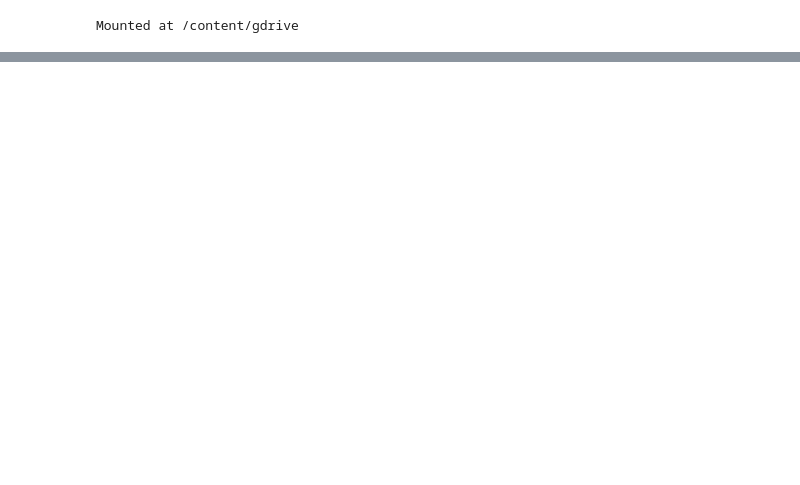
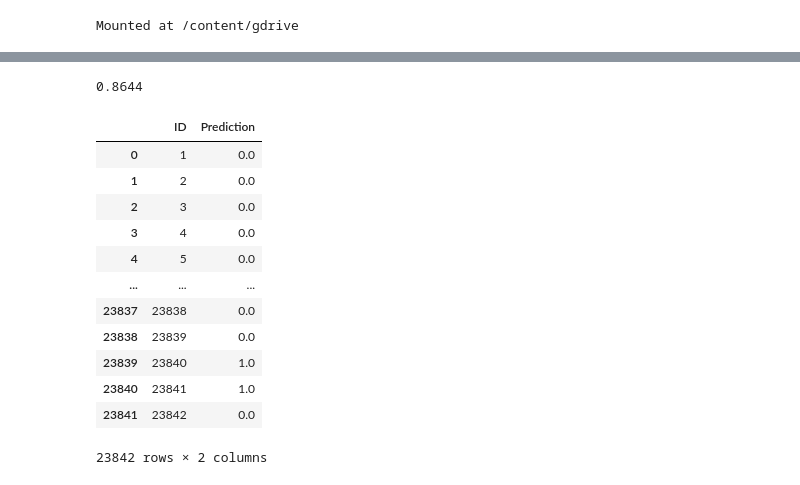
Before and after one commit to alecchae/income-level-prediciton, a Jupyter notebook: incomelevelprediction.ipynb, the cells around one changed output, grey strips where cells are left out. Saved outputs shown, nothing was run; the diff lists cells and outputs as text; code cells hidden in the pictures; blank space fills up the shorter version.

```diff
--- a/incomelevelprediction.ipynb
+++ b/incomelevelprediction.ipynb
@@ -79,0 +343,55 @@ train_data
+# %%
+from sklearn import tree
+clf = tree.DecisionTreeClassifier()
+clf = clf.fit(train_X, train_Y)
+prediction = clf.predict(test_X)
+prediction_pd = pd.DataFrame(prediction, columns=["Prediction"])
+test_data_ID = pd.DataFrame(test_data_ID, columns=["ID"])
+frames = [test_data_ID, prediction_pd]
+result = pd.concat(frames, axis = 1)
+# %%
+from sklearn.ensemble import AdaBoostClassifier
+adaboost = AdaBoostClassifier(n_estimators=1000, learning_rate=1e-1, random_state=0)
+model = adaboost.fit(train_X,train_Y)
+prediciton = model.predict(test_X)
+prediction_pd = pd.DataFrame(prediction, columns=["Prediction"])
+test_data_ID = pd.DataFrame(test_data_ID, columns=["ID"])
+frames = [test_data_ID, prediction_pd]
+result = pd.concat(frames, axis = 1)
+# %%
+model.score(train_X, train_Y)
+# %% [output]
+0.8644
+# %%
+from sklearn import svm
+clf = svm.SVC()
+clf.fit(train_X, train_Y)
+prediction = clf.predict(test_X)
+prediction_pd = pd.DataFrame(prediction, columns=["Prediction"])
+test_data_ID = pd.DataFrame(test_data_ID, columns=["ID"])
+frames = [test_data_ID, prediction_pd]
+result = pd.concat(frames, axis = 1)
+# %%
+from sklearn.linear_model import Perceptron
+clf = Perceptron(tol=1e-3, random_state=0)
+clf.fit(train_X, train_Y)
+prediction = clf.predict(test_X)
+prediction_pd = pd.DataFrame(prediction, columns=["Prediction"])
+test_data_ID = pd.DataFrame(test_data_ID, columns=["ID"])
+frames = [test_data_ID, prediction_pd]
+result = pd.concat(frames, axis = 1)
+result
+# %% [output]
+|  | ID | Prediction |
+| 0 | 1 | 0.0 |
+| 1 | 2 | 0.0 |
+| 2 | 3 | 0.0 |
+| 3 | 4 | 0.0 |
+| 4 | 5 | 0.0 |
+| ... | ... | ... |
+| 23837 | 23838 | 0.0 |
+| 23838 | 23839 | 0.0 |
+| 23839 | 23840 | 1.0 |
+| 23840 | 23841 | 1.0 |
+| 23841 | 23842 | 0.0 |
+23842 rows × 2 columns
```
Also changed, not shown: parts of 30 cells of this notebook.
